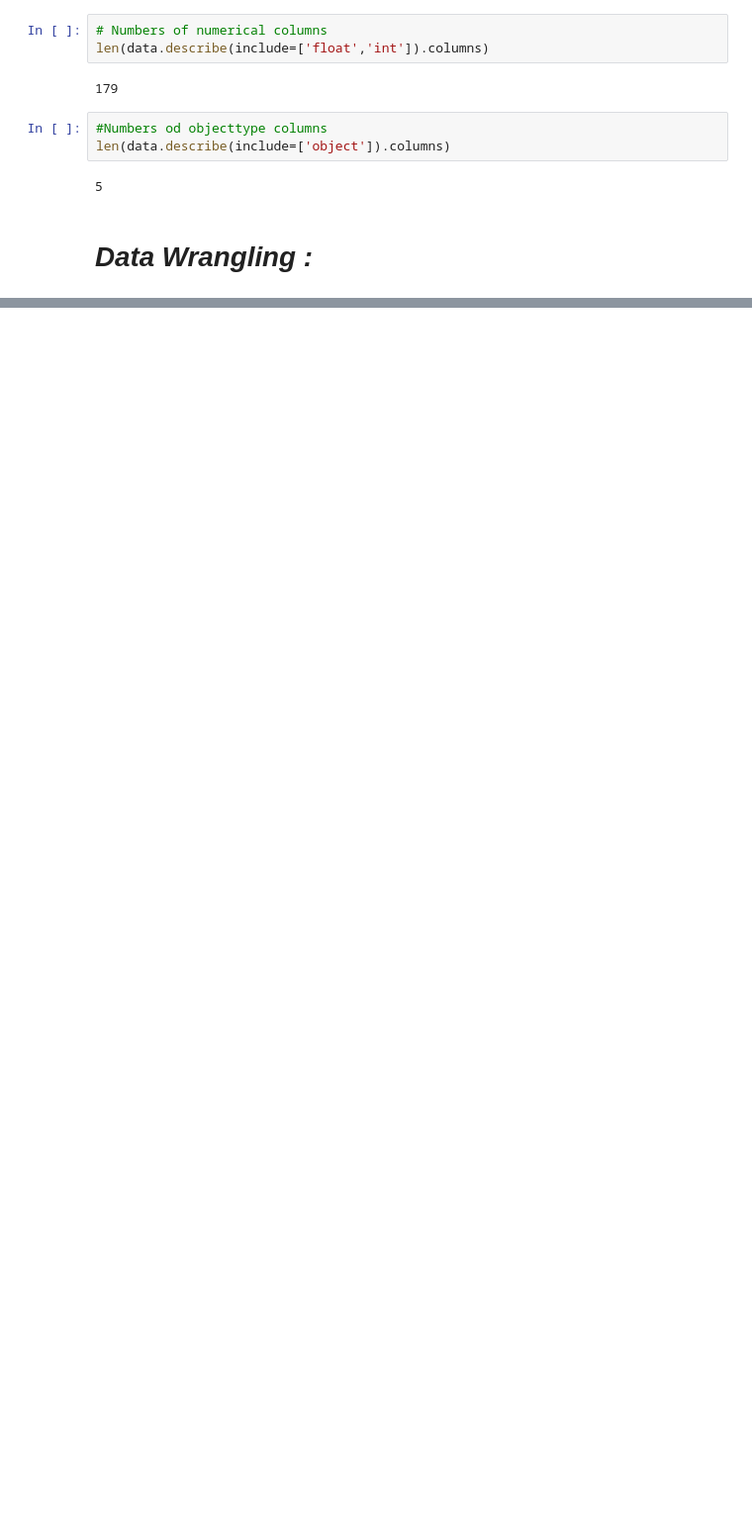
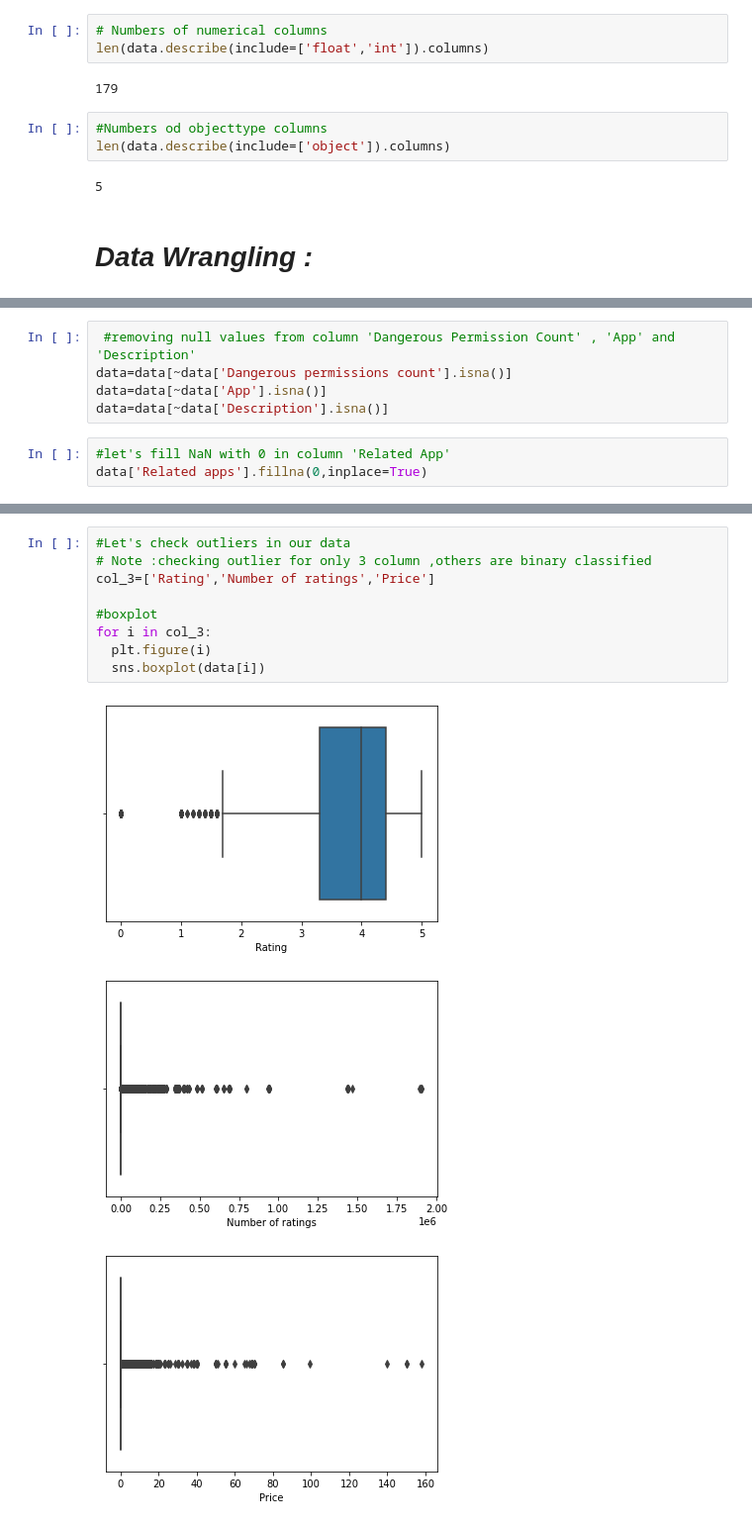
Before and after one commit to ajayn3300/Android-Authenticity-Prediction--Classification-, a Jupyter notebook: ANDRIOD_AUTHENTICITY_PREDICTION.ipynb, the cells around one changed output, grey strips where cells are left out. Shown at 99% size. Drawn from its saved outputs; the diff is of its cells as text; blank space fills up the shorter version.

```diff
--- a/ANDRIOD_AUTHENTICITY_PREDICTION.ipynb
+++ b/ANDRIOD_AUTHENTICITY_PREDICTION.ipynb
@@ -488,0 +534,8 @@ dtype: int64
+# %%
+ #removing null values from column 'Dangerous Permission Count' , 'App' and 'Description'
+data=data[~data['Dangerous permissions count'].isna()]
+data=data[~data['App'].isna()]
+data=data[~data['Description'].isna()]
+# %%
+#let's fill NaN with 0 in column 'Related App'
+data['Related apps'].fillna(0,inplace=True)
@@ -488,0 +567,13 @@ dtype: int64
+# %%
+#Let's check outliers in our data
+# Note :checking outlier for only 3 column ,others are binary classified
+col_3=['Rating','Number of ratings','Price']
+
+#boxplot
+for i in col_3:
+  plt.figure(i)
+  sns.boxplot(data[i])
+# %% [output]
+[figure, added]
+[figure, added]
+[figure, added]
```
Also changed, not shown: parts of 10 cells of this notebook.
